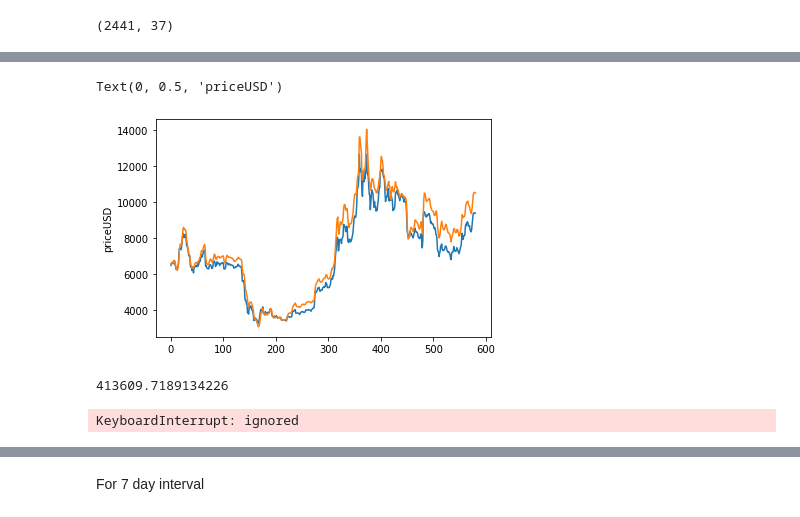
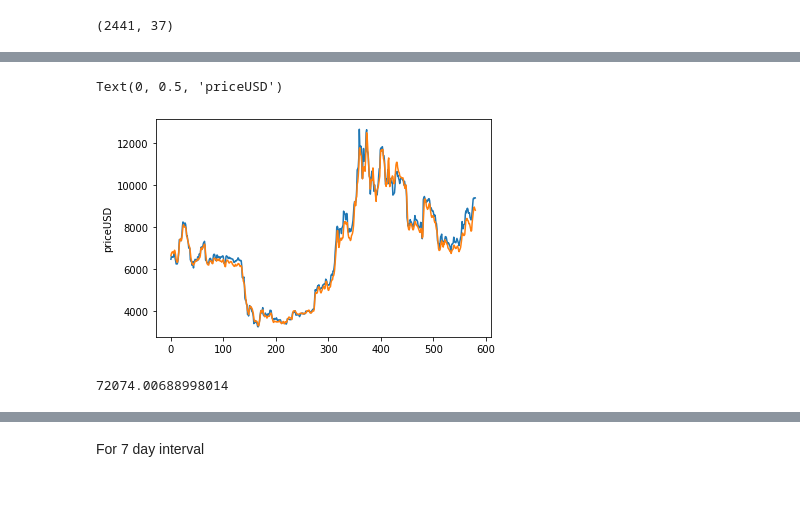
Before and after one commit to skillnerve/DataScience-Projects, a Jupyter notebook: BTC.ipynb, the cells around one changed output, grey strips where cells are left out. Cells and saved outputs as stored; diff of their text form; code cells hidden in the pictures.

```diff
--- a/BTC.ipynb
+++ b/BTC.ipynb
@@ -226,14 +226,16 @@ x_train = scaler.transform(x_train)
 x_cv = scaler.transform(x_cv)
 x_test = scaler.transform(x_test)
 # %%
-input_path1= Input(shape=(1,37))
-lstm_output, lstm_state_h, lstm_state_c =LSTM(6,return_sequences=True,return_state=True)(input_path1)
-Flatten1=Flatten()(lstm_output)
-Dense1=Dense(10,activation='relu',kernel_initializer='he_uniform')(Flatten1)
-Dense2=Dense(5,activation='relu',kernel_initializer='he_uniform')(Dense1)
-Dense3=Dense(3,activation='relu',kernel_initializer='he_uniform')(Dense2)
-Dense4=Dense(1,activation='linear',kernel_initializer='he_uniform')(Dense3)
-model= Model(inputs=input_path1,outputs=Dense4)
+input_path1= Input(shape=(37))
+# lstm_output, lstm_state_h, lstm_state_c =LSTM(1,return_sequences=True,return_state=True)(input_path1)
+# Flatten1=Flatten()(lstm_output)
+Dense1=Dense(37,activation='relu',kernel_initializer='he_uniform')(input_path1)
+Dense2=Dense(20,activation='relu',kernel_initializer='he_uniform')(Dense1)
+Dense3=Dense(10,activation='relu',kernel_initializer='he_uniform')(Dense2)
+Dense4=Dense(5,activation='relu',kernel_initializer='he_uniform')(Dense3)
+Dense5=Dense(3,activation='relu',kernel_initializer='he_uniform')(Dense4)
+Dense6=Dense(1,activation='relu',kernel_initializer='he_uniform')(Dense5)
+model= Model(inputs=input_path1,outputs=Dense6)
 model.summary()
 dot_img_file = '/tmp/model_1.png'
 tf.keras.utils.plot_model(model, to_file=dot_img_file, show_shapes=True)
@@ -259,19 +261,10 @@ _________________________________________________________________
-# %%
-input_path1= Input(shape=(37))
-Dense1=Dense(10,activation='relu',kernel_initializer='he_uniform')(input_path1)
-Dense2=Dense(5,activation='relu',kernel_initializer='he_uniform')(Dense1)
-Dense3=Dense(3,activation='relu',kernel_initializer='he_uniform')(Dense2)
-Dense4=Dense(1,activation='linear',kernel_initializer='he_uniform')(Dense3)
-model= Model(inputs=input_path1,outputs=Dense4)
-model.summary()
-dot_img_file = '/tmp/model_1.png'
-tf.keras.utils.plot_model(model, to_file=dot_img_file, show_shapes=True)
 # %%
-opt=tf.keras.optimizers.Adam(learning_rate=0.1)
-model.compile(loss='mean_squared_error',optimizer=opt,metrics=['mean_squared_error'])
+opt=tf.keras.optimizers.Adam(learning_rate=0.001)
+model.compile(loss='logcosh',optimizer=opt,metrics=['mean_squared_error'])
 logdir = "logs/fit/" + datetime.now().strftime("%Y%m%d-%H%M%S")
 # %%
 tensorboard_callback = keras.callbacks.TensorBoard(log_dir=logdir)
-model.fit(x_train.reshape((x_train.shape[0],1,37)),y_train,validation_data=(x_cv.reshape((x_cv.shape[0],1,37)),y_cv),batch_size=100,epochs=500,callbacks=tensorboard_callback)
+# Scaler=make_pipeline(RobustScaler(),MinMaxScaler()).fit(x_train,y_train)
+model.fit(x_train,y_train,validation_data=(x_cv,y_cv),batch_size=1,epochs=500,callbacks=tensorboard_callback)
 # %% [output]
 Epoch 1/500
@@ -294,17 +287,17 @@ Epoch 500/500
 <tensorflow.python.keras.callbacks.History at 0x...>
 # %%
-y_test_pred=model.predict(x_test.reshape((x_test.shape[0],1,37))).flatten()
+y_test_pred=model.predict(x_test).flatten()
 
 sns.lineplot(x=np.arange(len(y_test)),y=y_test)
 sns.lineplot(x=np.arange(len(y_test)),y=y_test_pred)
 plt.ylabel('priceUSD')
 # %% [output]
 Text(0, 0.5, 'priceUSD')
-[figure, old version]
+[figure, new version]
 # %%
 print(mean_squared_error(y_test, y_test_pred))
 # %% [output]
-413609.7189134226
+72074.00688998014
 # %%
 train=[]
 cv=[]
@@ -318,8 +311,6 @@ for i in [1,10,100,1000,10000,100000]:
 plt.plot(train)
 plt.plot(cv)
 plt.show()
-# %% [output]
-KeyboardInterrupt: ignored
 # %%
 train=[]
 cv=[]
```
Also changed, not shown: parts of 13 cells of this notebook.
